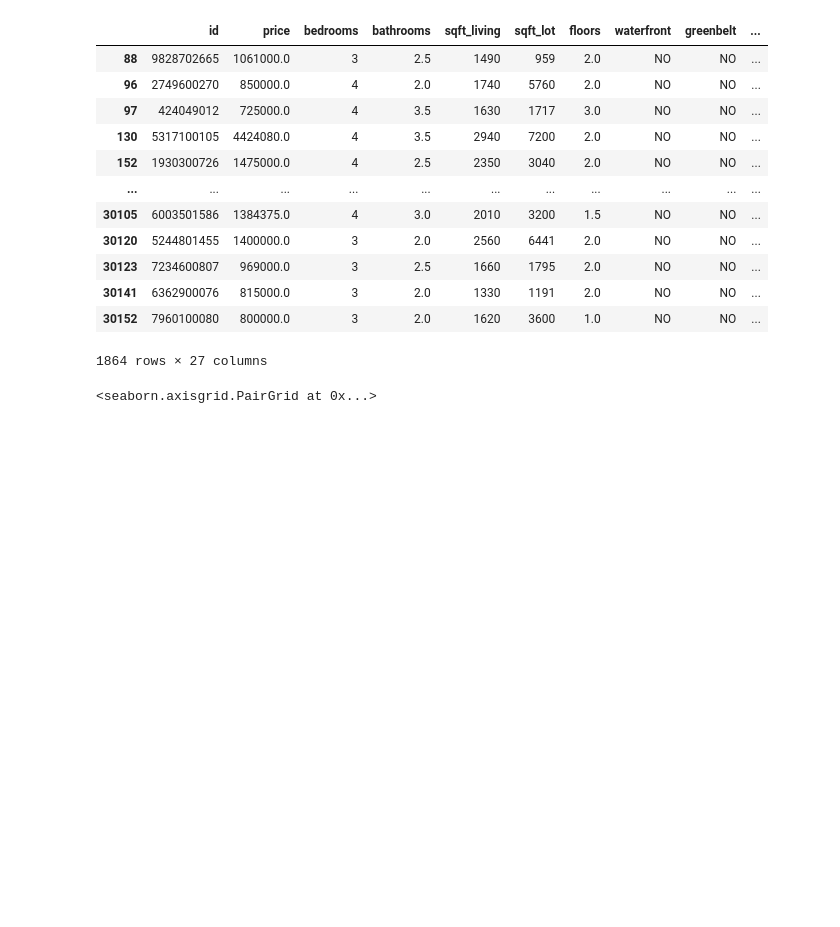
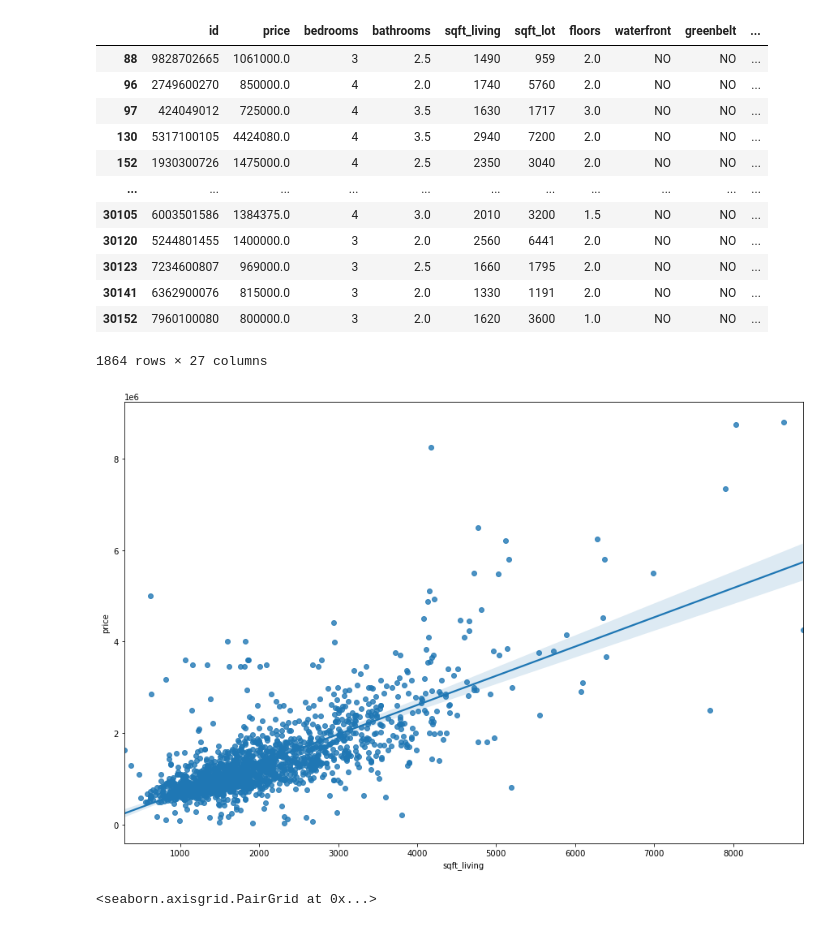
Before and after one commit to ewestrich/King-County-House-Sales, a Jupyter notebook: Daniel/project 2 .ipynb, the cells around one changed output. Saved outputs shown, nothing was run; the diff lists cells and outputs as text; code cells hidden in the pictures; blank space fills up the shorter version.

```diff
--- a/Daniel/project 2 .ipynb
+++ b/Daniel/project 2 .ipynb
@@ -252,6 +128,18 @@ data_near_amzn_filt
 | 30141 | 6362900076 | 815000.0 | 3 | 2.0 | 1330 | 1191 | 2.0 | NO | NO | ... |
 | 30152 | 7960100080 | 800000.0 | 3 | 2.0 | 1620 | 3600 | 1.0 | NO | NO | ... |
 1864 rows × 27 columns
+# %%
+fig, ax = plt.subplots(figsize = (15,10))
+
+x = data_near_amzn_filt['sqft_living']
+y = data_near_amzn_filt['price']
+hue = data_near_amzn_filt['bedrooms']
+size = data_near_amzn_filt['bathrooms']
+
+
+sns.regplot(x = x, y = y,  ax=ax);
+# %% [output]
+[figure, added]
 # %%
 #am_cords = (47.615722, -122.339494)
 # %%
```
Also changed, not shown: parts of 13 cells of this notebook.
